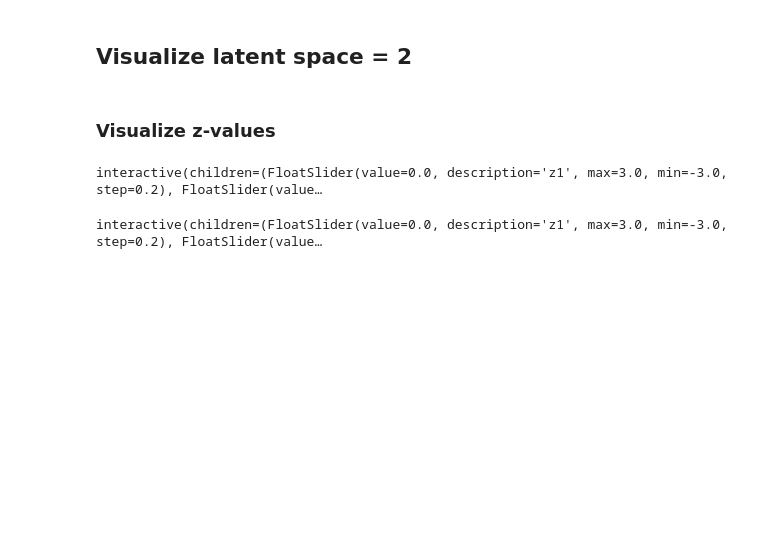
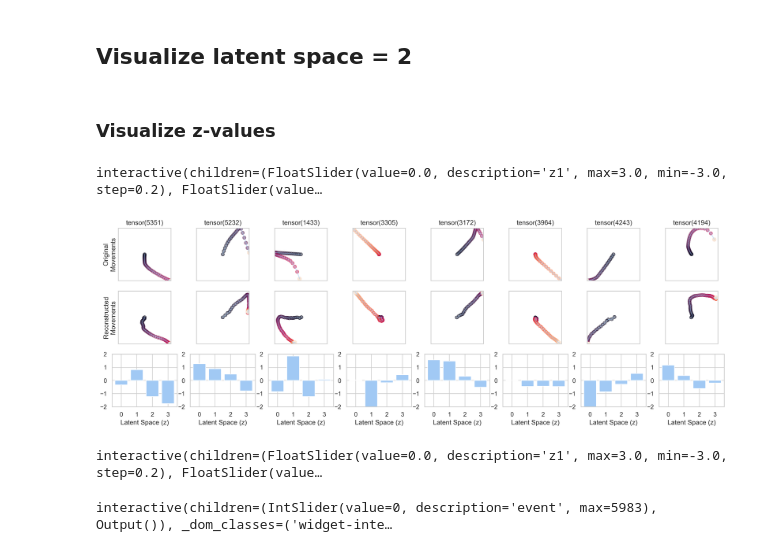
Before and after one commit to NevVerVer/Neuromatch_2022_EcoG_movements, a Jupyter notebook: models/reach_ae/construct_behavior_from_DnCNN_predictions.ipynb, the cells around one changed output. Drawn from its saved outputs; the diff is of its cells as text; code cells hidden in the pictures; blank space fills up the shorter version.

```diff
--- a/models/reach_ae/construct_behavior_from_DnCNN_predictions.ipynb
+++ b/models/reach_ae/construct_behavior_from_DnCNN_predictions.ipynb
@@ -58,6 +70,9 @@ plot_grid_z(model_2, n_latent=2, z_ids=(0, 1), n_ex=7, max_z=10)
 ### Visualize z-values
 # %%
 import ipywidgets
+import seaborn as sns
+sns.set_theme(style="whitegrid", palette="pastel")
+# sns.set_theme()
 
 def plot_reaches_widget(z1, z2, z3, z4):
     fig, ax = plt.subplots(1, 1, figsize=(5, 5))
@@ -69,6 +84,11 @@ def plot_reaches_widget(z1, z2, z3, z4):
     plot_reach(ax, torch.swapaxes(
         sample.reshape((2, 75)), 1, 0).unsqueeze(0), 0,
                plot_ticks_and_labels=True)
+    ax.set_title('')
+    # ax.spines['top'].set_visible(False)
+    # ax.spines['right'].set_visible(False)
+    # ax.spines['bottom'].set_visible(False)
+    # ax.spines['left'].set_visible(False)
     plt.show()
 
 
@@ -81,3 +101,7 @@ ipywidgets.interact(
 );
 # %% [output]
 interactive(children=(FloatSlider(value=0.0, description='z1', max=3.0, min=-3.0, step=0.2), FloatSlider(value…
+# %%
+plot_reconstruction_examples(model, DATASET, 8, True)
+# %% [output]
+[figure, added]
@@ -102,3 +128,17 @@ ipywidgets.interact(
 );
 # %% [output]
 interactive(children=(FloatSlider(value=0.0, description='z1', max=3.0, min=-3.0, step=0.2), FloatSlider(value…
+# %%
+import ipywidgets
+
+def plot_reaches_widget(event):
+    fig, ax = plt.subplots(figsize=(5, 5))
+    plot_reach(ax, DATASET, event)
+    ax.set_title('')
+    plt.show();
+
+ipywidgets.interact(
+    plot_reaches_widget, event=ipywidgets.IntSlider(
+    min=0, max=DATASET.shape[0]-1, step=1, value=0));
+# %% [output]
+interactive(children=(IntSlider(value=0, description='event', max=5983), Output()), _dom_classes=('widget-inte…
```
Also changed, not shown: parts of 5 cells of this notebook, 1 other file.
